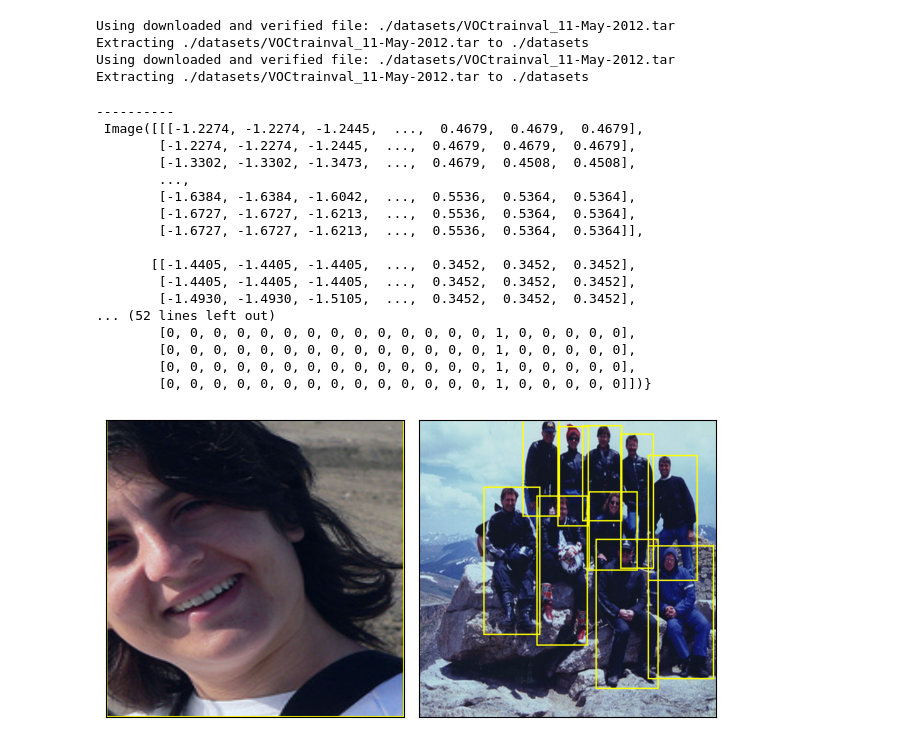
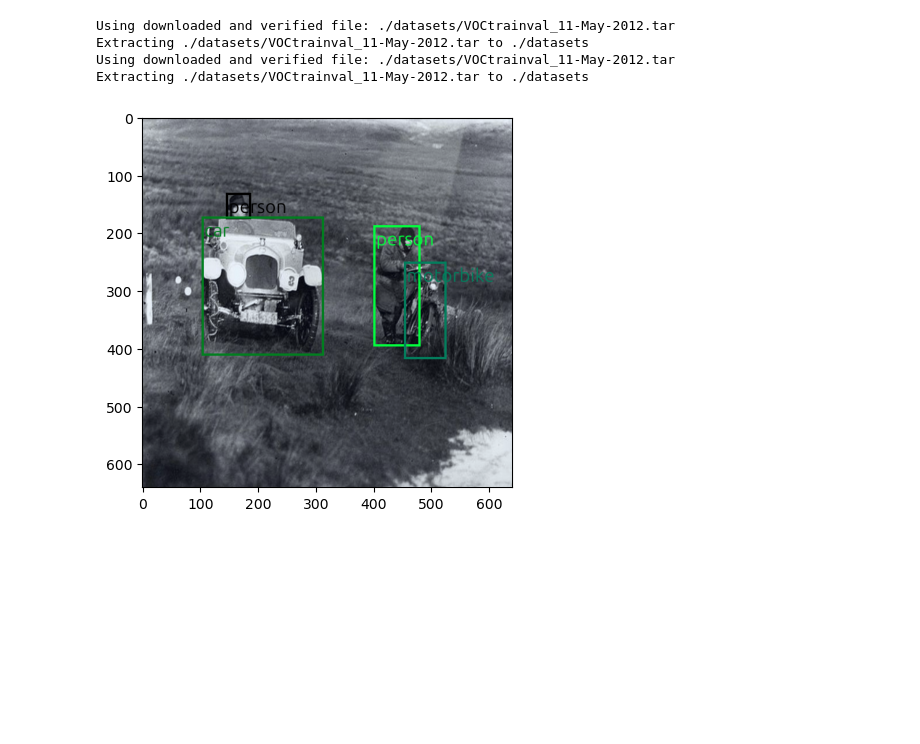
Before and after one commit to kyflores/zero2dcnn, a Jupyter notebook: yolo.ipynb, the cells around one changed output. Cells and saved outputs as stored; diff of their text form; code cells hidden in the pictures; blank space fills up the shorter version.

```diff
--- a/yolo.ipynb
+++ b/yolo.ipynb
@@ -85,6 +86,9 @@ if COCO:
     )
     img_val = tds.wrap_dataset_for_transforms_v2(img_val)
 elif VOC:
+    voc_class_names = ["background", "aeroplane", "bicycle", "bird", "boat", "bottle",
+                       "bus", "car", "cat", "chair", "cow", "diningtable", "dog", "horse",
+                       "motorbike", "person", "pottedplant", "sheep", "sofa", "train", "tvmonitor"]
     nn_dim = (640, 640)
     train_tfs_v2 = tv2.Compose([
         tv2.ToImage(),
@@ -152,32 +289,6 @@ detr_val = VocDetectionWrapper(img_val)
-# %%
-from helpers import plot
-ix = 602
-samples = []
-vis_convert = tv2.ConvertBoundingBoxFormat('XYXY')
-for x in range(2):
-    i, b = detr_train[ix + x]
-    print("----------\n", i, "----------\n", b)
-    newbox = vis_convert(b['boxes'])
-    samples.append((i, newbox))
-
-plot(samples)
-# %% [output]
-----------
- Image([[[-1.2274, -1.2274, -1.2445,  ...,  0.4679,  0.4679,  0.4679],
-        [-1.2274, -1.2274, -1.2445,  ...,  0.4679,  0.4679,  0.4679],
-        [-1.3302, -1.3302, -1.3473,  ...,  0.4679,  0.4508,  0.4508],
-        ...,
-        [-1.6384, -1.6384, -1.6042,  ...,  0.5536,  0.5364,  0.5364],
-        [-1.6727, -1.6727, -1.6213,  ...,  0.5536,  0.5364,  0.5364],
-        [-1.6727, -1.6727, -1.6213,  ...,  0.5536,  0.5364,  0.5364]],
-
-       [[-1.4405, -1.4405, -1.4405,  ...,  0.3452,  0.3452,  0.3452],
-        [-1.4405, -1.4405, -1.4405,  ...,  0.3452,  0.3452,  0.3452],
-        [-1.4930, -1.4930, -1.5105,  ...,  0.3452,  0.3452,  0.3452],
-... (52 lines left out)
-        [0, 0, 0, 0, 0, 0, 0, 0, 0, 0, 0, 0, 0, 0, 1, 0, 0, 0, 0, 0],
-        [0, 0, 0, 0, 0, 0, 0, 0, 0, 0, 0, 0, 0, 0, 1, 0, 0, 0, 0, 0],
-        [0, 0, 0, 0, 0, 0, 0, 0, 0, 0, 0, 0, 0, 0, 1, 0, 0, 0, 0, 0],
-        [0, 0, 0, 0, 0, 0, 0, 0, 0, 0, 0, 0, 0, 0, 1, 0, 0, 0, 0, 0]])}
-[figure, removed]
+# %%
+# dset_val[3]
+dset_val.plot(49)
+# %% [output]
+[figure, added]
 # %%
```
Also changed, not shown: parts of 7 cells of this notebook.
